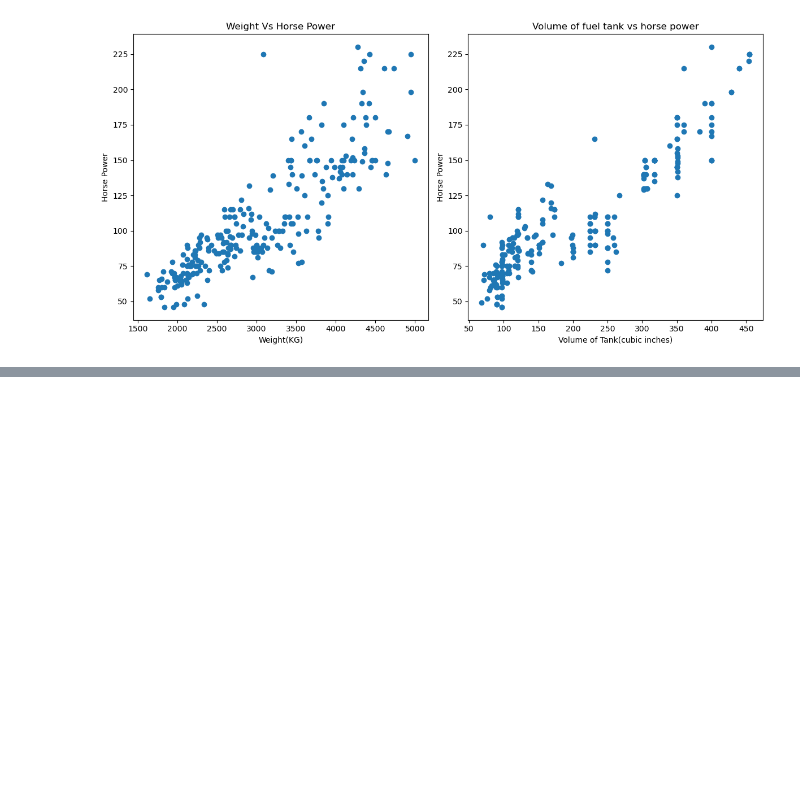
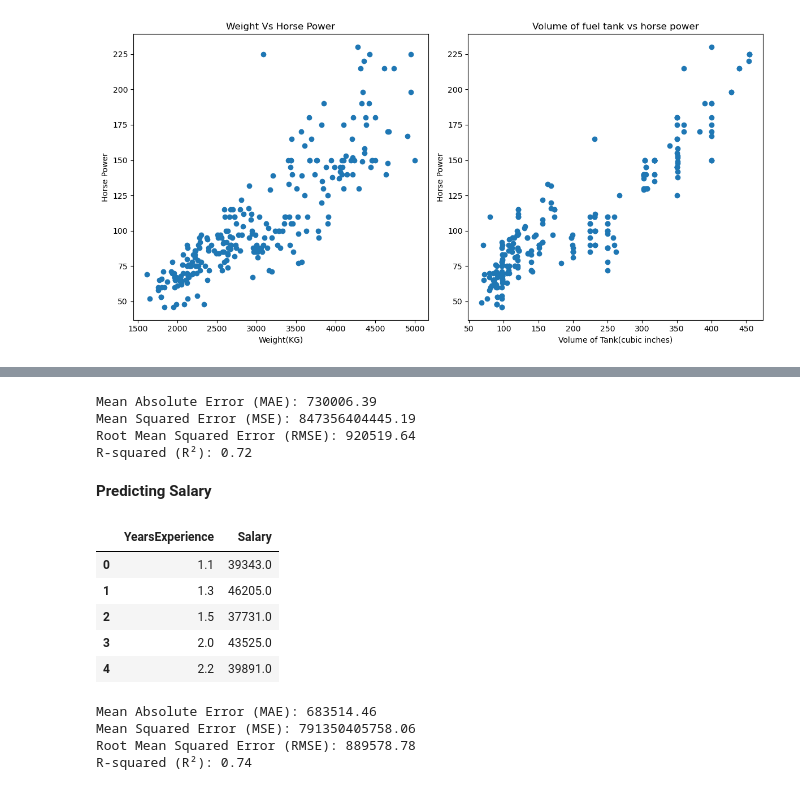
Before and after one commit to sainathdora/MLDS_Internal, a Jupyter notebook: Untitled.ipynb, the cells around one changed output, grey strips where cells are left out. Cells and saved outputs as stored; diff of their text form; code cells hidden in the pictures; blank space fills up the shorter version.

```diff
--- a/Untitled.ipynb
+++ b/Untitled.ipynb
@@ -68,0 +139,28 @@ plt.show()
+# %%
+mae = mean_absolute_error(y_test, y_pred)
+mse = mean_squared_error(y_test, y_pred)
+rmse = np.sqrt(mse)
+r2 = r2_score(y_test, y_pred)
+
+# Display the results
+print(f"Mean Absolute Error (MAE): {mae:.2f}")
+print(f"Mean Squared Error (MSE): {mse:.2f}")
+print(f"Root Mean Squared Error (RMSE): {rmse:.2f}")
+print(f"R-squared (R²): {r2:.2f}")
+# %% [output]
+Mean Absolute Error (MAE): 730006.39
+Mean Squared Error (MSE): 847356404445.19
+Root Mean Squared Error (RMSE): 920519.64
+R-squared (R²): 0.72
+# %% [markdown]
+<b>Predicting Salary</b>
+# %%
+salary_df = pd.read_csv('Salary_Data.csv')
+salary_df.head()
+# %% [output]
+|  | YearsExperience | Salary |
+| 0 | 1.1 | 39343.0 |
+| 1 | 1.3 | 46205.0 |
+| 2 | 1.5 | 37731.0 |
+| 3 | 2.0 | 43525.0 |
+| 4 | 2.2 | 39891.0 |
@@ -68,0 +170,17 @@ plt.show()
+# %%
+y_pred_1 = model2.predict(x_test_1)
+mae = mean_absolute_error(y_test_1, y_pred_1)
+mse = mean_squared_error(y_test_1, y_pred_1)
+rmse = np.sqrt(mse)
+r2 = r2_score(y_test_1, y_pred_1)
+
+# Display the results
+print(f"Mean Absolute Error (MAE): {mae:.2f}")
+print(f"Mean Squared Error (MSE): {mse:.2f}")
+print(f"Root Mean Squared Error (RMSE): {rmse:.2f}")
+print(f"R-squared (R²): {r2:.2f}")
+# %% [output]
+Mean Absolute Error (MAE): 683514.46
+Mean Squared Error (MSE): 791350405758.06
+Root Mean Squared Error (RMSE): 889578.78
+R-squared (R²): 0.74
```
Also changed, not shown: parts of 10 cells of this notebook.
